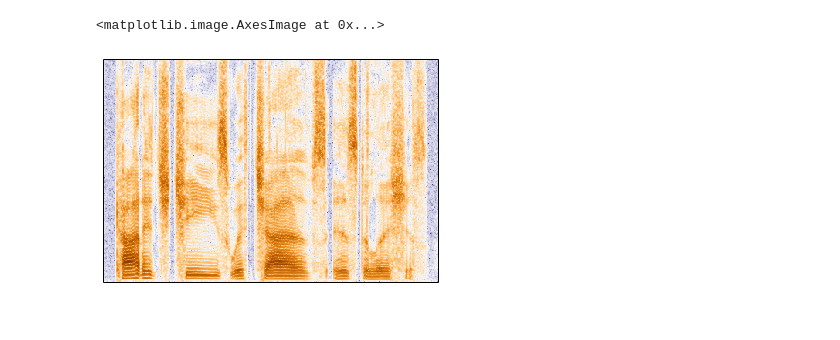
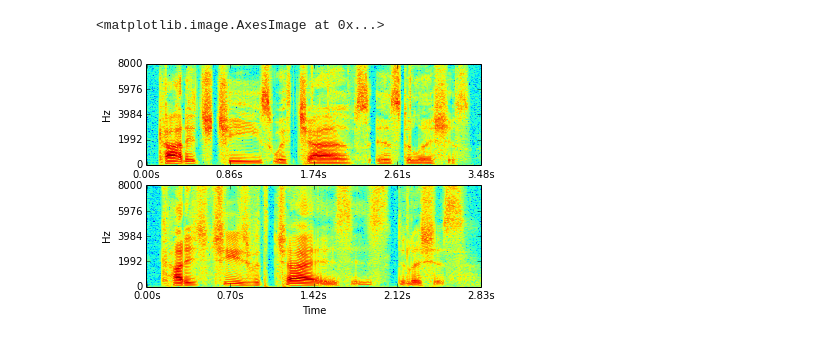
Before and after one commit to dpwe/dp_python, a Jupyter notebook: dp.ipynb, the cells around one changed output. Saved outputs shown, nothing was run; the diff lists cells and outputs as text; code cells hidden in the pictures.

```diff
--- a/dp.ipynb
+++ b/dp.ipynb
@@ -88,12 +20,22 @@ import librosa
 # %%
 # Mirror matlab example from http://www.ee.columbia.edu/ln/rosa/matlab/dtw/
-d1, sr = librosa.load('/Users/dpwe/projects/dtw/sm1_cln.wav', sr=16000)
-d2, sr = librosa.load('/Users/dpwe/projects/dtw/sm2_cln.wav', sr=16000)
-D1 = librosa.stft(d1, n_fft=512, hop_length=128)
-D2 = librosa.stft(d2, n_fft=512, hop_length=128)
-librosa.display.specshow(20*np.log10(np.abs(D1)), sr=sr, hop_length=128)
+# Two different speakers saying "Cottage cheese with chives is delicious"
+d1, sr = librosa.load('sm1_cln.wav', sr=None)
+d2, sr = librosa.load('sm2_cln.wav', sr=None)
+# Calculate their short-time Fourier transforms
+D1C = librosa.stft(d1, n_fft=512, hop_length=128)
+D2C = librosa.stft(d2, n_fft=512, hop_length=128)
+# We'll use the magnitudes to calculate similarity (ignore phase)
+D1 = np.abs(D1C)
+D2 = np.abs(D2C)
-# %% [output]
-<matplotlib.image.AxesImage at 0x...>
-[figure, removed]
+# %%
+# Plot the spectrograms.  You see a similar sequence of sounds, but different timing details
+plt.subplot(2,1,1)
+librosa.display.specshow(20*np.log10(D1), sr=sr, hop_length=128, y_axis="linear", x_axis="time", cmap='jet')
+plt.subplot(2,1,2)
+librosa.display.specshow(20*np.log10(D2), sr=sr, hop_length=128, y_axis="linear", x_axis="time", cmap='jet')
+# %% [output]
+<matplotlib.image.AxesImage at 0x...>
+[figure, added]
 # %%
 # Cosine similarity matrix (slow one-liner)
```
Also changed, not shown: parts of 23 cells of this notebook.
